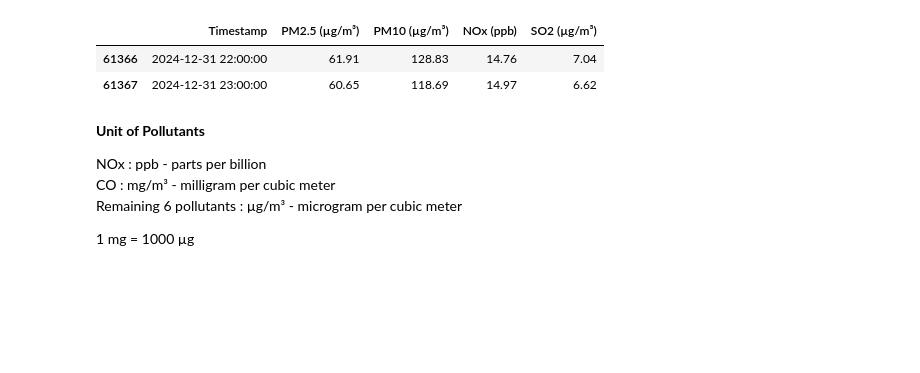
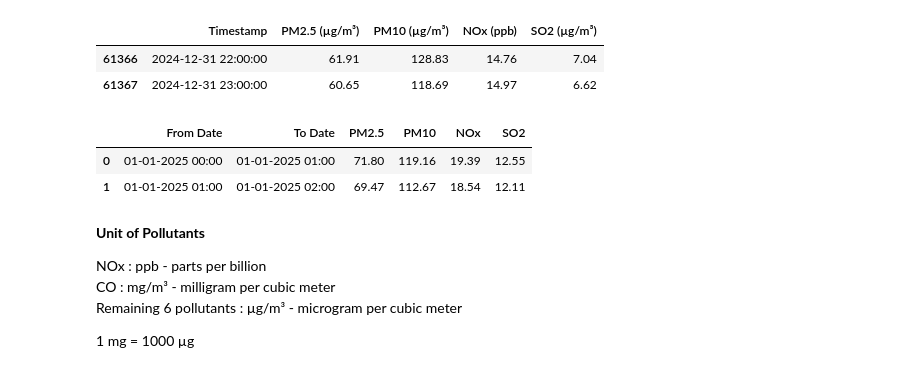
Before and after one commit to ashwin-v4/Air-Pollution, a Jupyter notebook: dataset.ipynb, the cells around one changed output. Cells and saved outputs as stored; diff of their text form; code cells hidden in the pictures; blank space fills up the shorter version.

```diff
--- a/dataset.ipynb
+++ b/dataset.ipynb
@@ -68,6 +70,12 @@ df_merged.tail(2)
 |  | Timestamp | PM2.5 (µg/m³) | PM10 (µg/m³) | NOx (ppb) | SO2 (µg/m³) |
 | 61366 | 2024-12-31 22:00:00 | 61.91 | 128.83 | 14.76 | 7.04 |
 | 61367 | 2024-12-31 23:00:00 | 60.65 | 118.69 | 14.97 | 6.62 |
+# %%
+df_2025.head(2)
+# %% [output]
+|  | From Date | To Date | PM2.5 | PM10 | NOx | SO2 |
+| 0 | 01-01-2025 00:00 | 01-01-2025 01:00 | 71.80 | 119.16 | 19.39 | 12.55 |
+| 1 | 01-01-2025 01:00 | 01-01-2025 02:00 | 69.47 | 112.67 | 18.54 | 12.11 |
 # %% [markdown]
 <b>Unit of Pollutants</b>
 
```
Also changed, not shown: parts of 21 cells of this notebook, 5 other files.
